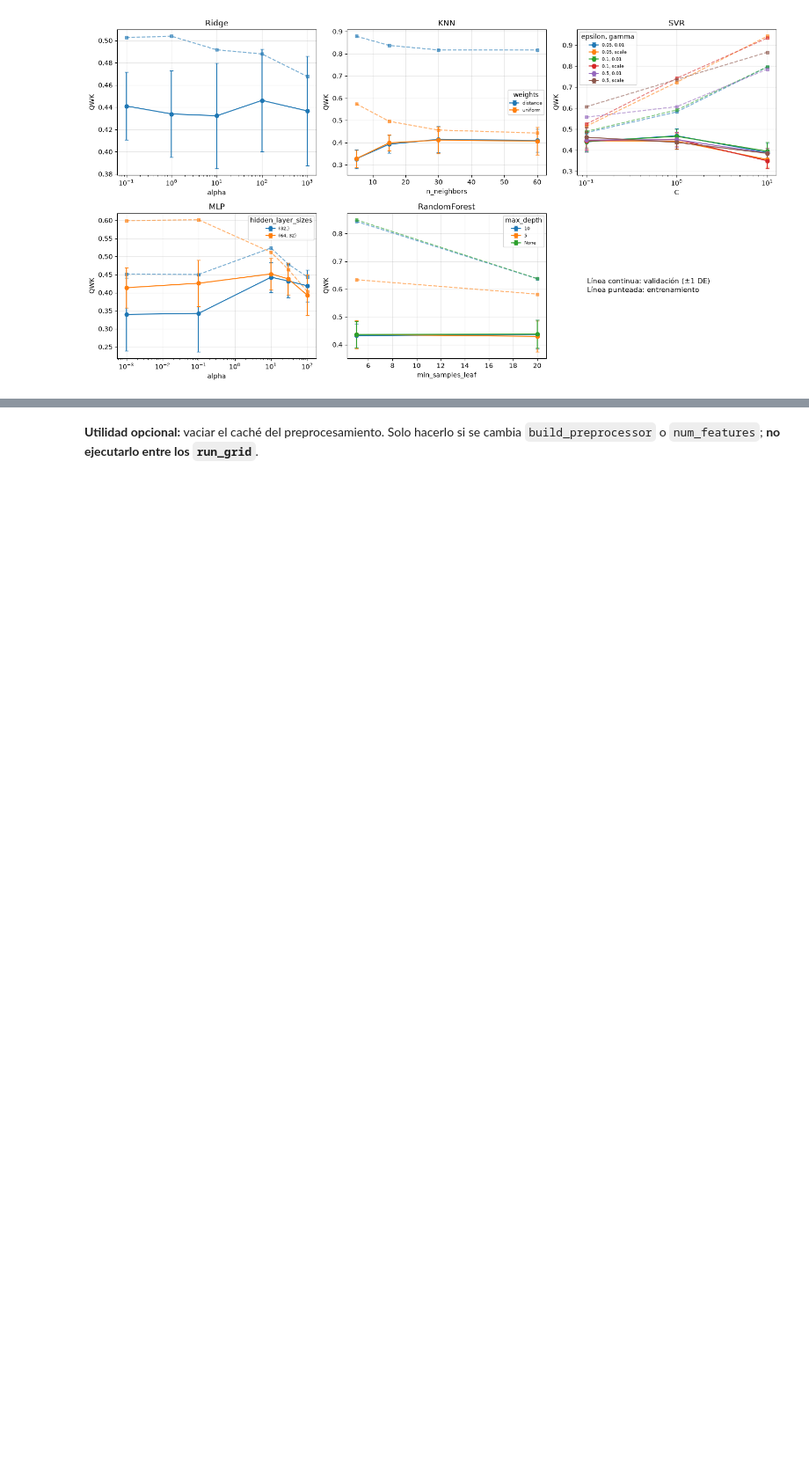
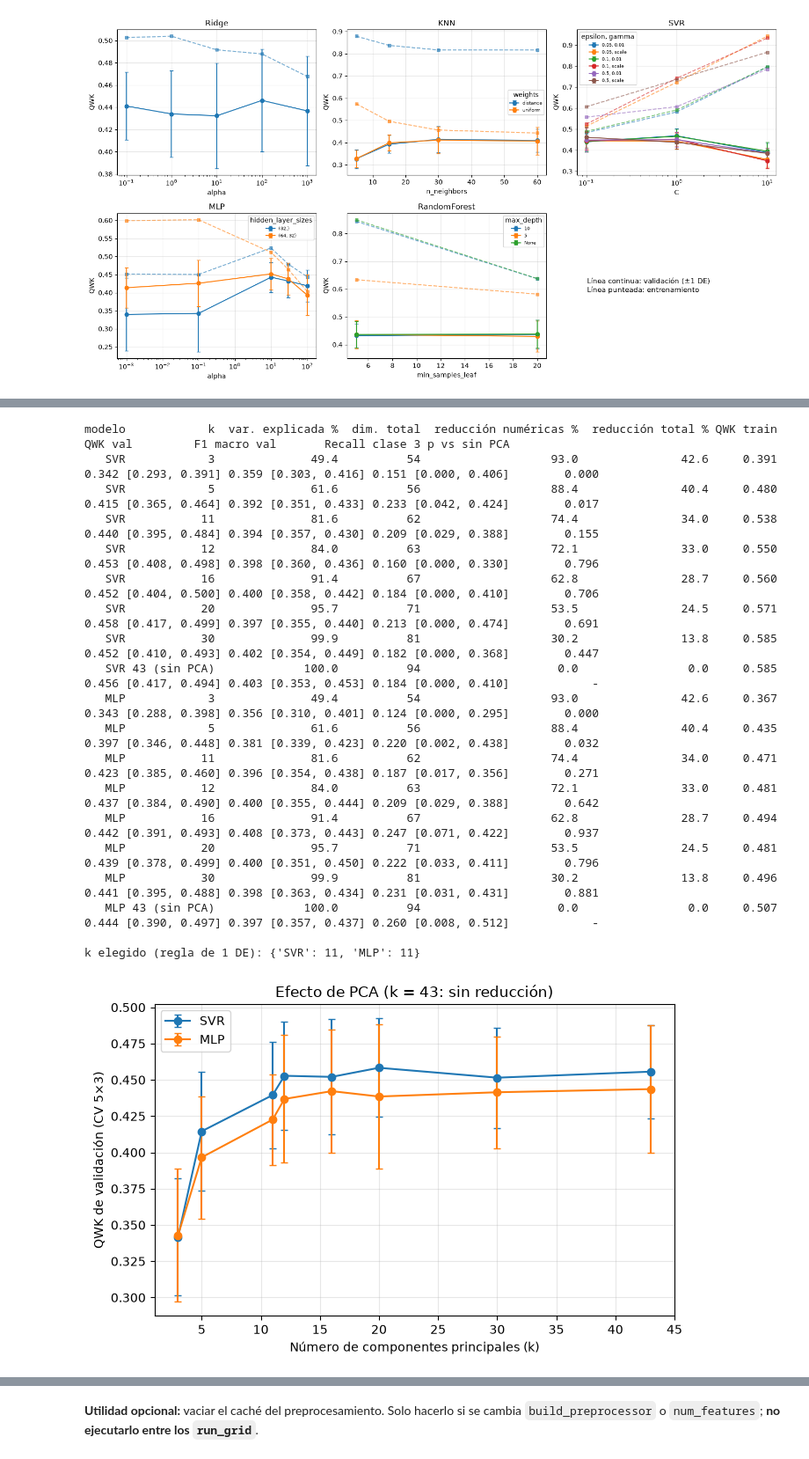
Before and after one commit to oscar05c4/ProyectoModelosII, a Jupyter notebook: notebooks/Desarrollo.ipynb, the cells around one changed output, grey strips where cells are left out. Shown at 88% size. Drawn from its saved outputs; the diff is of its cells as text; code cells hidden in the pictures; blank space fills up the shorter version.

```diff
--- a/notebooks/Desarrollo.ipynb
+++ b/notebooks/Desarrollo.ipynb
@@ -799,0 +1326,56 @@ RandomForest  0.737  0.047  0.214  0.620           NaN
+# %%
+base_f = {"SVR": "results/cv15_SVR.csv", "MLP": "results/cv15_MLP.csv"}
+filas, elegido = [], {}
+for nombre in mejores:
+    base = pd.read_csv(base_f[nombre])
+    res = {k: pd.read_csv(f"results/pca_{nombre}_{k}.csv") for k in K_GRID}
+    res[P_NUM] = base                                    # sin reducción (resultado de 6.4)
+    for k in sorted(res):
+        d = res[k]
+        filas.append({"modelo": nombre, "k": k if k < P_NUM else f"{k} (sin PCA)",
+                      "var. explicada %": round(cum[k - 1] * 100, 1),
+                      "dim. total": (k + N_REST),
+                      "reducción numéricas %": round(100 * (1 - k / P_NUM), 1),
+                      "reducción total %": round(100 * (1 - (k + N_REST) / N_TOTAL0), 1),
+                      "QWK train": f"{d.qwk_train.mean():.3f}", "QWK val": fmt(d.qwk_val),
+                      "F1 macro val": fmt(d.f1_val), "Recall clase 3": fmt(d.recall3_val, clip=True),
+                      "p vs sin PCA": "-" if k == P_NUM else f"{p_pareado(d.qwk_val, base.qwk_val):.3f}"})
+    # regla de una desviación estándar: menor k a menos de 1 DE del mejor k
+    medias = {k: res[k].qwk_val.mean() for k in res}
+    mejor_k = max(medias, key=medias.get); sd = res[mejor_k].qwk_val.std()
+    elegido[nombre] = min(k for k in medias if medias[k] >= medias[mejor_k] - sd)
+tabla_pca = pd.DataFrame(filas)
+tabla_pca.to_csv("results/tabla_pca.csv", index=False)
+print(tabla_pca.to_string(index=False))
+print("\nk elegido (regla de 1 DE):", elegido)
+
+fig, ax = plt.subplots(figsize=(7, 4.5))
+for i, nombre in enumerate(mejores):
+    ks = sorted(set(K_GRID) | {P_NUM})
+    ds = [pd.read_csv(base_f[nombre]) if k == P_NUM else pd.read_csv(f"results/pca_{nombre}_{k}.csv") for k in ks]
+    ax.errorbar(ks, [d.qwk_val.mean() for d in ds], yerr=[d.qwk_val.std() for d in ds],
+                marker="o", capsize=3, color=f"C{i}", label=nombre)
+ax.set_xlabel("Número de componentes principales (k)"); ax.set_ylabel("QWK de validación (CV 5×3)")
+ax.set_title(f"Efecto de PCA (k = {P_NUM}: sin reducción)"); ax.grid(alpha=0.3); ax.legend()
+plt.tight_layout(); plt.savefig("figures/pca_qwk_vs_k.png", dpi=300); plt.show()
+# %% [output]
+modelo            k  var. explicada %  dim. total  reducción numéricas %  reducción total % QWK train              QWK val         F1 macro val       Recall clase 3 p vs sin PCA
+   SVR            3              49.4          54                   93.0               42.6     0.391 0.342 [0.293, 0.391] 0.359 [0.303, 0.416] 0.151 [0.000, 0.406]        0.000
+   SVR            5              61.6          56                   88.4               40.4     0.480 0.415 [0.365, 0.464] 0.392 [0.351, 0.433] 0.233 [0.042, 0.424]        0.017
+   SVR           11              81.6          62                   74.4               34.0     0.538 0.440 [0.395, 0.484] 0.394 [0.357, 0.430] 0.209 [0.029, 0.388]        0.155
+   SVR           12              84.0          63                   72.1               33.0     0.550 0.453 [0.408, 0.498] 0.398 [0.360, 0.436] 0.160 [0.000, 0.330]        0.796
+   SVR           16              91.4          67                   62.8               28.7     0.560 0.452 [0.404, 0.500] 0.400 [0.358, 0.442] 0.184 [0.000, 0.410]        0.706
+   SVR           20              95.7          71                   53.5               24.5     0.571 0.458 [0.417, 0.499] 0.397 [0.355, 0.440] 0.213 [0.000, 0.474]        0.691
+   SVR           30              99.9          81                   30.2               13.8     0.585 0.452 [0.410, 0.493] 0.402 [0.354, 0.449] 0.182 [0.000, 0.368]        0.447
+   SVR 43 (sin PCA)             100.0          94                    0.0                0.0     0.585 0.456 [0.417, 0.494] 0.403 [0.353, 0.453] 0.184 [0.000, 0.410]            -
+   MLP            3              49.4          54                   93.0               42.6     0.367 0.343 [0.288, 0.398] 0.356 [0.310, 0.401] 0.124 [0.000, 0.295]        0.000
+   MLP            5              61.6          56                   88.4               40.4     0.435 0.397 [0.346, 0.448] 0.381 [0.339, 0.423] 0.220 [0.002, 0.438]        0.032
+   MLP           11              81.6          62                   74.4               34.0     0.471 0.423 [0.385, 0.460] 0.396 [0.354, 0.438] 0.187 [0.017, 0.356]        0.271
+   MLP           12              84.0          63                   72.1               33.0     0.481 0.437 [0.384, 0.490] 0.400 [0.355, 0.444] 0.209 [0.029, 0.388]        0.642
+   MLP           16              91.4          67                   62.8               28.7     0.494 0.442 [0.391, 0.493] 0.408 [0.373, 0.443] 0.247 [0.071, 0.422]        0.937
+   MLP           20              95.7          71                   53.5               24.5     0.481 0.439 [0.378, 0.499] 0.400 [0.351, 0.450] 0.222 [0.033, 0.411]        0.796
+   MLP           30              99.9          81                   30.2               13.8     0.496 0.441 [0.395, 0.488] 0.398 [0.363, 0.434] 0.231 [0.031, 0.431]        0.881
+   MLP 43 (sin PCA)             100.0          94                    0.0                0.0     0.507 0.444 [0.390, 0.497] 0.397 [0.357, 0.437] 0.260 [0.008, 0.512]            -
+
+k elegido (regla de 1 DE): {'SVR': 11, 'MLP': 11}
+[figure, added]
```
Also changed, not shown: parts of 51 cells of this notebook, 1 other file.
